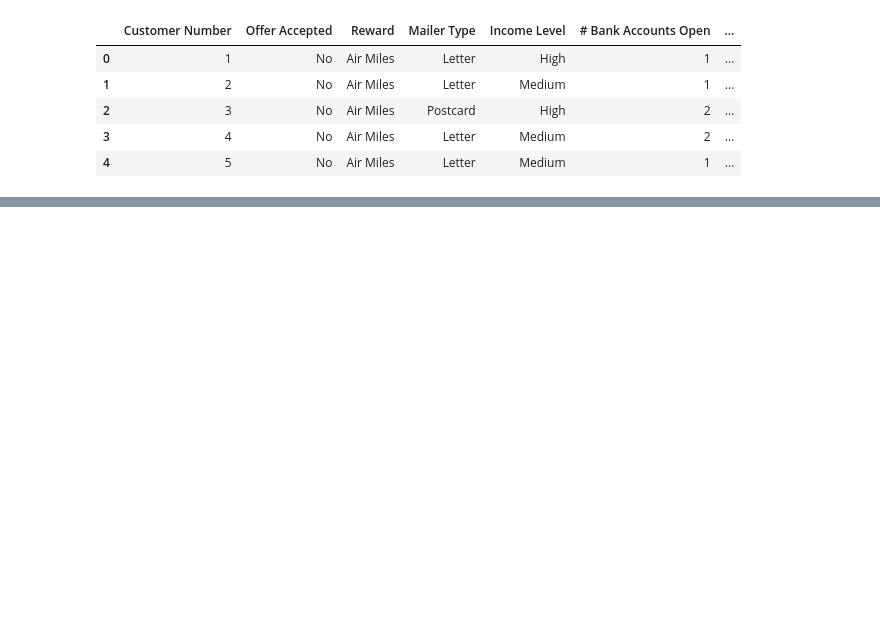
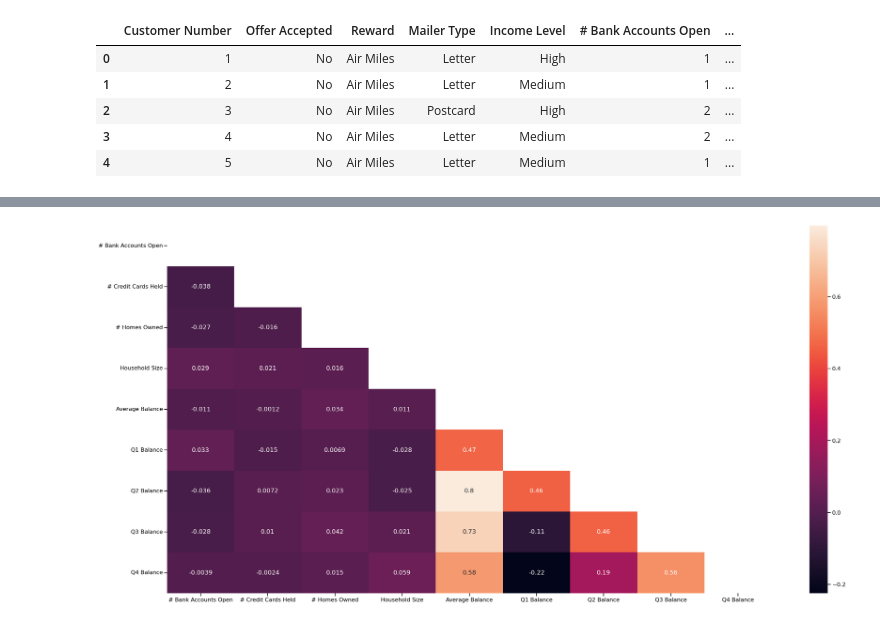
Before and after one commit to Origamologo/lab-logistic-regression, a Jupyter notebook: main.ipynb, the cells around one changed output, grey strips where cells are left out. Saved outputs shown, nothing was run; the diff lists cells and outputs as text; code cells hidden in the pictures; blank space fills up the shorter version.

Commit message:
visualizacion

```diff
--- a/main.ipynb
+++ b/main.ipynb
@@ -11,3 +47,5 @@ df.head(5)
 | 2 | 3 | No | Air Miles | Postcard | High | 2 | ... |
 | 3 | 4 | No | Air Miles | Letter | Medium | 2 | ... |
 | 4 | 5 | No | Air Miles | Letter | Medium | 1 | ... |
+# %%
+df.drop('Customer Number', axis=1, inplace=True)
@@ -13,0 +88,2 @@ df.head(5)
+# %%
+df.dropna(inplace=True)
@@ -13,0 +102,2 @@ df.head(5)
+# %%
+df_offer = df.copy()
@@ -13,0 +130,2 @@ df.head(5)
+# %%
+df_offer_yes = df_offer[df_offer['Offer Accepted'] == 'Yes']
@@ -13,0 +144,9 @@ df.head(5)
+# %%
+mask = np.triu(np.ones_like(df_offer_yes.corr(), dtype=bool))
+
+fig, ax = plt.subplots(figsize = (40,20))
+sns.heatmap(df_offer_yes.corr(), annot = True, mask = mask)
+plt.size = (40,40)
+plt.show()
+# %% [output]
+[figure, added]
```
Also changed, not shown: parts of 31 cells of this notebook, 1 other file.
